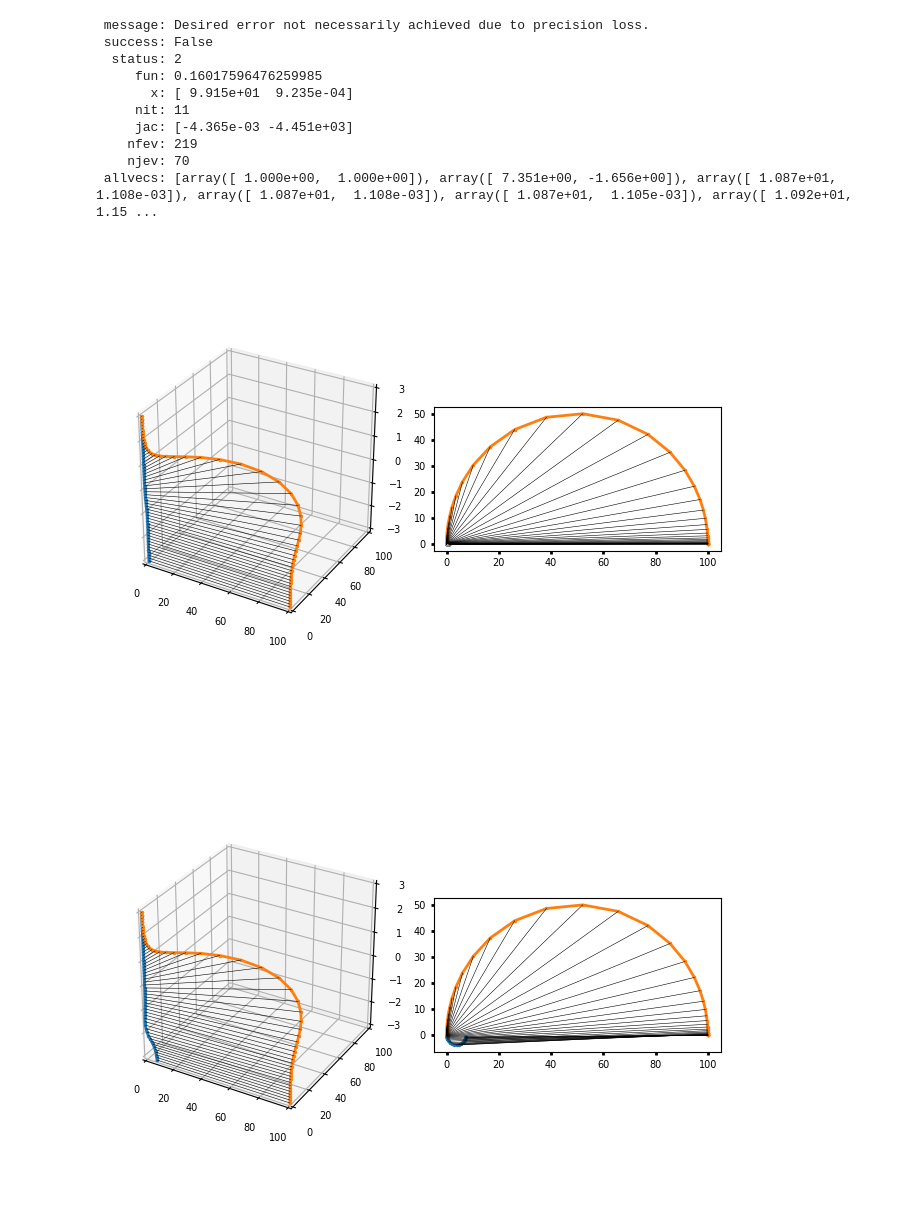
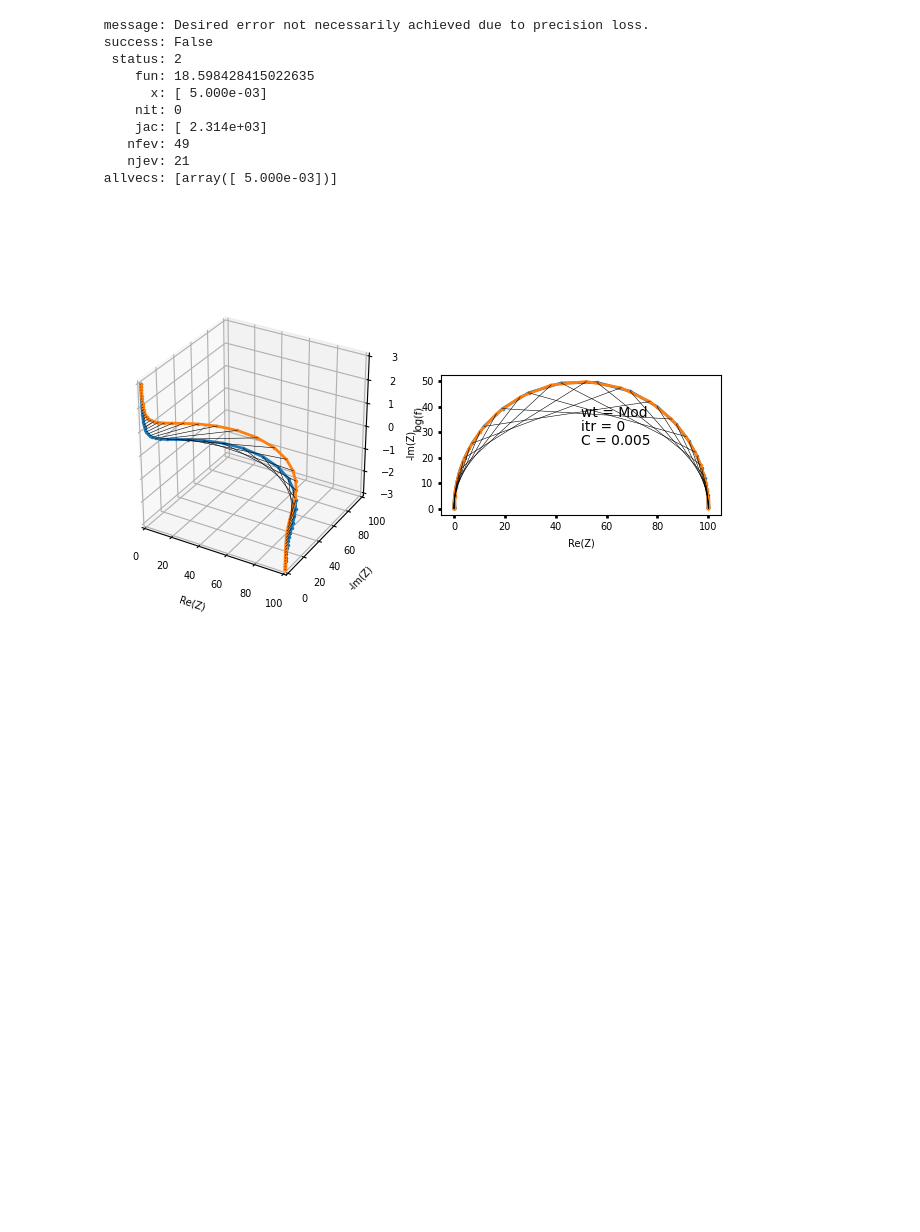
Before and after one commit to Yugal0/fitting-eis-importance-of-weighing, a Jupyter notebook: mainRQ.ipynb, the cells around one changed output. Cells and saved outputs as stored; diff of their text form; code cells hidden in the pictures; blank space fills up the shorter version.

```diff
--- a/mainRQ.ipynb
+++ b/mainRQ.ipynb
@@ -105,8 +105,9 @@ omega=2*np.pi*freq_list
 
 import numpy as np
 def fun(params,omega,z_exp,weights):
-    R1=params[0]
-    C1=params[1]
+    R1=100
+    # C1=1e-3
+    C1=params[0]
     R0=1
     C0=1
     chi_total=0
@@ -124,46 +125,54 @@ wt=np.abs(z_exp)
 # wt=np.ones(len(z_exp))
 # wt=omega
 
-result=minimize(fun,(1,1),args=(omega,z_exp,wt),method="CG",options={'return_all': True})
+result=minimize(fun,(5e-3),args=(omega,z_exp,wt),method="CG",options={'return_all': True})
 print(result)
 
 # result2=least_squares(fun,(100,2e-3),args=(omega,z_exp,wt))
 
-
+itr=0
 
 for sol in result.allvecs:
-    cc = CustomCircuit(initial_guess=[sol[0],sol[1]],circuit="p(R_1,C_1)")
+    cc = CustomCircuit(initial_guess=[100,sol[0]],circuit="p(R_1,C_1)")
     z_fit = cc.predict(frequencies=freq_list)
     fig=plt.figure()
     ax1=fig.add_subplot(121,projection="3d")
     ax1.tick_params(direction='out', length=6, width=2, colors='k',grid_color='k', grid_alpha=0.5,size=2,labelsize=7)
     ax2=fig.add_subplot(122)
     ax2.tick_params(direction='out', length=6, width=2, colors='k',grid_color='k', grid_alpha=0.5,size=2,labelsize=7)
     ax1.set_box_aspect([1,1,1])
     ax1.set_xlim(0,100)
     ax1.set_ylim(0,100)
+    ax1.set_xlabel("Re(Z)",fontsize=7)
+    ax1.set_ylabel("-Im(Z)",fontsize=7)
+    ax1.set_zlabel("log(f)",fontsize=7)
+    ax2.set_xlabel("Re(Z)",fontsize=7)
+    ax2.set_ylabel("-Im(Z)",fontsize=7)
     # ax2.set_xlim(0,100)
     # ax2.set_ylim(0,100)
     ax2.set_aspect("equal")
     ax1.plot(np.real(z_fit),-np.imag(z_fit),np.log10(freq_list),".",ms=3,linestyle="-",label="Fit",linewidth=2)
     ax1.plot(np.real(z_exp),-np.imag(z_exp),np.log10(freq_list),".",ms=3,linestyle="-",label="Exp",linewidth=2)
     ax2.plot(np.real(z_fit),-np.imag(z_fit),".",ms=3,linestyle="-",label="Fit",linewidth=2)
     ax2.plot(np.real(z_exp),-np.imag(z_exp),".",ms=3,linestyle="-",label="Exp",linewidth=2)
+    ax2.text(0.5,0.5,f"C = {round(sol[0],3)}",transform = ax2.transAxes)
+    ax2.text(0.5,0.6,f"itr = {itr}",transform = ax2.transAxes)
+    ax2.text(0.5,0.7,"wt = Mod",transform = ax2.transAxes)
     for p1,p2,f in zip(z_exp,z_fit,freq_list):
         ax1.plot([np.real(p1),np.real(p2)],[-np.imag(p1),-np.imag(p2)],[np.log10(f),np.log10(f)],color="black",linestyle="-",linewidth=0.4)
         ax2.plot([np.real(p1),np.real(p2)],[-np.imag(p1),-np.imag(p2)],color="black",linestyle="-",linewidth=0.4)
 
     plt.tight_layout()
+    itr+=1
 # %% [output]
  message: Desired error not necessarily achieved due to precision loss.
  success: False
   status: 2
-     fun: 0.16017596476259985
-       x: [ 9.915e+01  9.235e-04]
-     nit: 11
-     jac: [-4.365e-03 -4.451e+03]
-    nfev: 219
-    njev: 70
- allvecs: [array([ 1.000e+00,  1.000e+00]), array([ 7.351e+00, -1.656e+00]), array([ 1.087e+01,  1.108e-03]), array([ 1.087e+01,  1.108e-03]), array([ 1.087e+01,  1.105e-03]), array([ 1.092e+01,  1.15 ...
+     fun: 18.598428415022635
+       x: [ 5.000e-03]
+     nit: 0
+     jac: [ 2.314e+03]
+    nfev: 49
+    njev: 21
+ allvecs: [array([ 5.000e-03])]
-[figure, old version]
+[figure, new version]
-[figure, removed]
```
Also changed, not shown: parts of 1 cell of this notebook, 4 other files.
